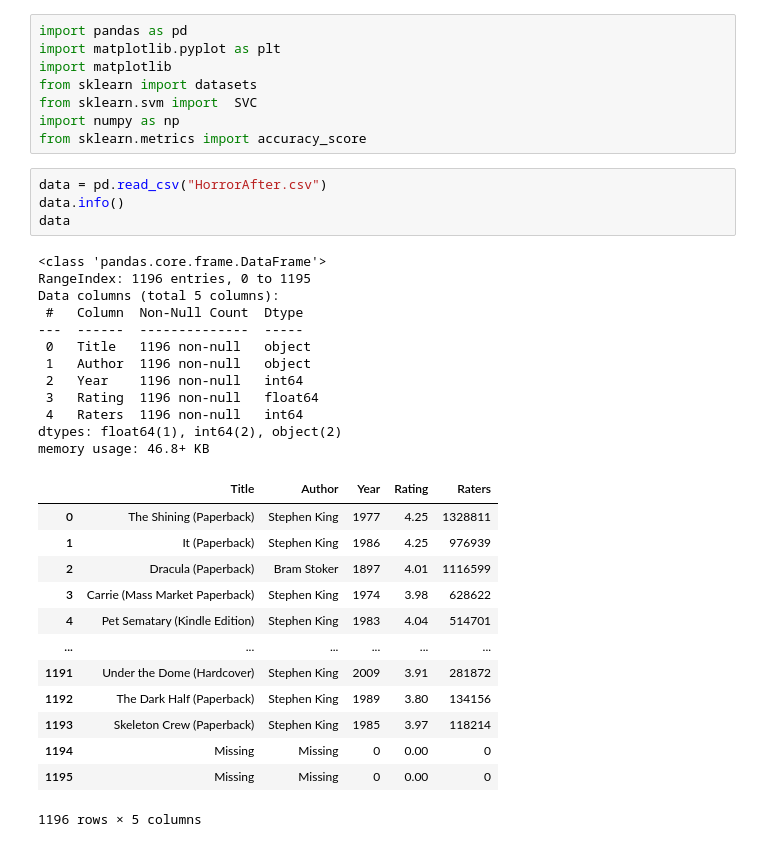
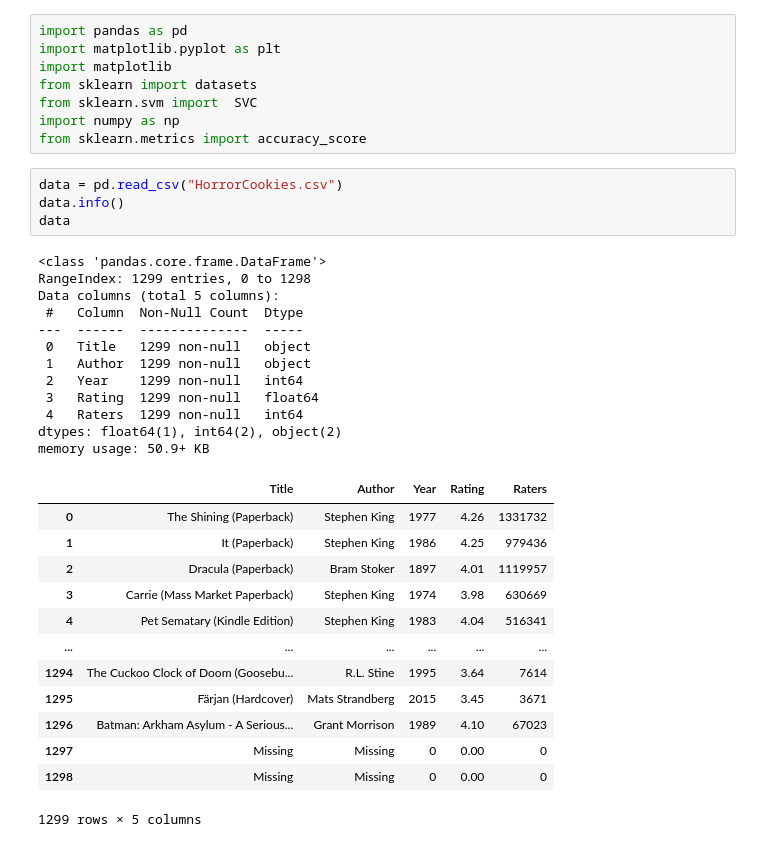
Before and after one commit to steph45607/DS-Final-Project, a Jupyter notebook: GoodReadsHorrorMissingFix.ipynb, the cells around one changed output. Cells and saved outputs as stored; diff of their text form.

```diff
--- a/GoodReadsHorrorMissingFix.ipynb
+++ b/GoodReadsHorrorMissingFix.ipynb
@@ -7,35 +7,35 @@ from sklearn.svm import  SVC
 import numpy as np
 from sklearn.metrics import accuracy_score
 # %%
-data = pd.read_csv("HorrorAfter.csv")
+data = pd.read_csv("HorrorCookies.csv")
 data.info()
 data
 # %% [output]
 <class 'pandas.core.frame.DataFrame'>
-RangeIndex: 1196 entries, 0 to 1195
+RangeIndex: 1299 entries, 0 to 1298
 Data columns (total 5 columns):
  #   Column  Non-Null Count  Dtype
 ---  ------  --------------  -----
- 0   Title   1196 non-null   object
- 1   Author  1196 non-null   object
- 2   Year    1196 non-null   int64
- 3   Rating  1196 non-null   float64
- 4   Raters  1196 non-null   int64
+ 0   Title   1299 non-null   object
+ 1   Author  1299 non-null   object
+ 2   Year    1299 non-null   int64
+ 3   Rating  1299 non-null   float64
+ 4   Raters  1299 non-null   int64
 dtypes: float64(1), int64(2), object(2)
-memory usage: 46.8+ KB
+memory usage: 50.9+ KB
 |  | Title | Author | Year | Rating | Raters |
-| 0 | The Shining (Paperback) | Stephen King | 1977 | 4.25 | 1328811 |
-| 1 | It (Paperback) | Stephen King | 1986 | 4.25 | 976939 |
-| 2 | Dracula (Paperback) | Bram Stoker | 1897 | 4.01 | 1116599 |
-| 3 | Carrie (Mass Market Paperback) | Stephen King | 1974 | 3.98 | 628622 |
-| 4 | Pet Sematary (Kindle Edition) | Stephen King | 1983 | 4.04 | 514701 |
+| 0 | The Shining (Paperback) | Stephen King | 1977 | 4.26 | 1331732 |
+| 1 | It (Paperback) | Stephen King | 1986 | 4.25 | 979436 |
+| 2 | Dracula (Paperback) | Bram Stoker | 1897 | 4.01 | 1119957 |
+| 3 | Carrie (Mass Market Paperback) | Stephen King | 1974 | 3.98 | 630669 |
+| 4 | Pet Sematary (Kindle Edition) | Stephen King | 1983 | 4.04 | 516341 |
 | ... | ... | ... | ... | ... | ... |
-| 1191 | Under the Dome (Hardcover) | Stephen King | 2009 | 3.91 | 281872 |
-| 1192 | The Dark Half (Paperback) | Stephen King | 1989 | 3.80 | 134156 |
-| 1193 | Skeleton Crew (Paperback) | Stephen King | 1985 | 3.97 | 118214 |
-| 1194 | Missing | Missing | 0 | 0.00 | 0 |
-| 1195 | Missing | Missing | 0 | 0.00 | 0 |
+| 1294 | The Cuckoo Clock of Doom (Goosebu... | R.L. Stine | 1995 | 3.64 | 7614 |
+| 1295 | Färjan (Hardcover) | Mats Strandberg | 2015 | 3.45 | 3671 |
+| 1296 | Batman: Arkham Asylum - A Serious... | Grant Morrison | 1989 | 4.10 | 67023 |
+| 1297 | Missing | Missing | 0 | 0.00 | 0 |
+| 1298 | Missing | Missing | 0 | 0.00 | 0 |
-1196 rows × 5 columns
+1299 rows × 5 columns
 # %%
 data = data[data["Title"].str.contains("Missing") == False]
 
```
Also changed, not shown: parts of 2 cells of this notebook, 10 other files.
